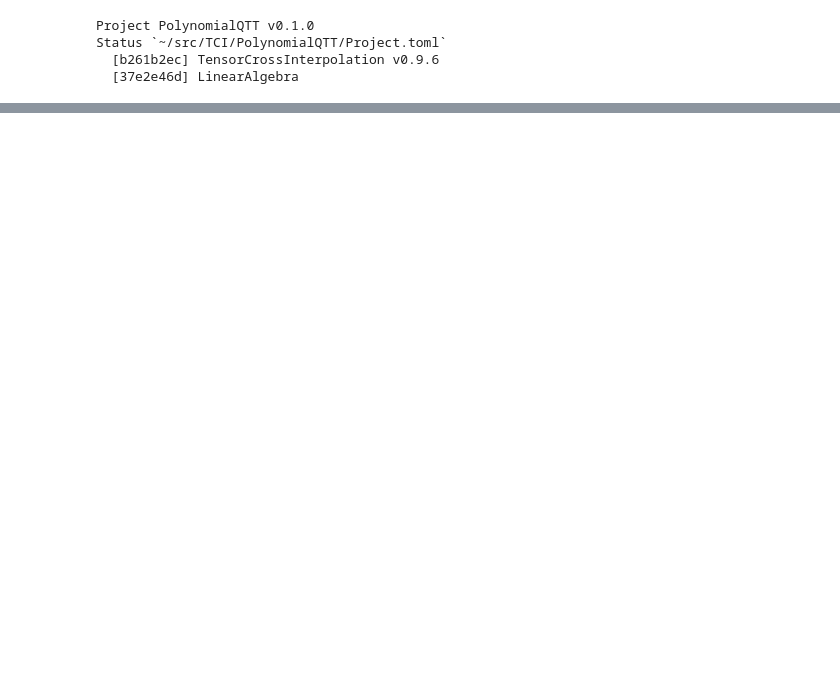
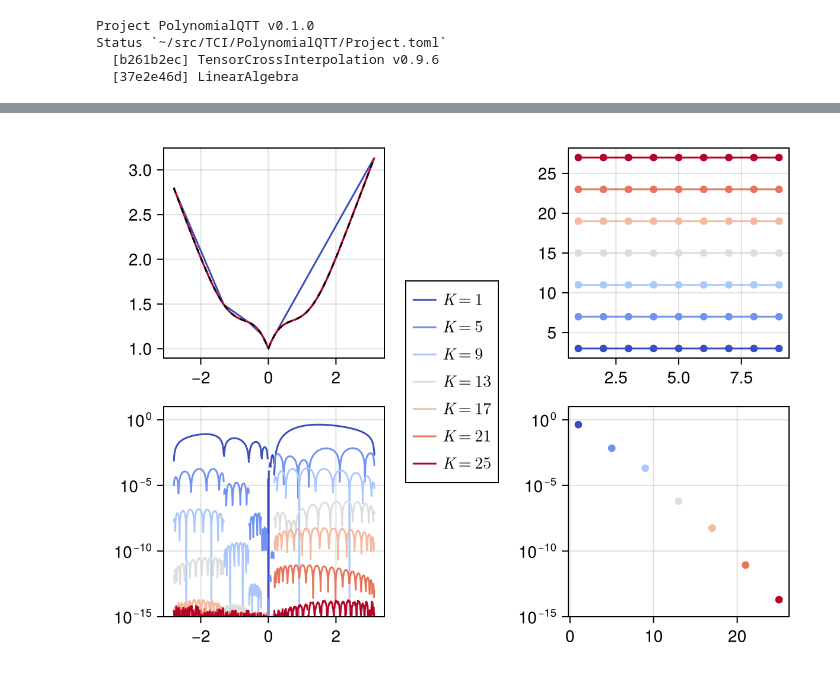
Before and after one commit to tensor4all/PolynomialQTT.jl, a Jupyter notebook: notebook/interpolativedecomp.ipynb, the cells around one changed output, grey strips where cells are left out. Drawn from its saved outputs; the diff is of its cells as text; code cells hidden in the pictures; blank space fills up the shorter version.

```diff
--- a/notebook/interpolativedecomp.ipynb
+++ b/notebook/interpolativedecomp.ipynb
@@ -49,0 +53,24 @@ fig
+# %%
+fig = Figure()
+ax = Axis(fig[1, 1])
+axerr = Axis(fig[2, 1], yscale=log10)
+axbonddim = Axis(fig[1, 3])
+axerrK = Axis(fig[2, 3], yscale=log10)
+
+for K in 1:4:Kmax
+    tt = PolynomialQTT.interpolatemultiscale(f, a, b, R, K, Float64[0])
+    ttdata = tt.(plotquantics)
+    colorkwargs = (:color=>K, :colorrange=>(1, Kmax), :colormap=>:coolwarm)
+    lines!(ax, plotx, ttdata, label=L"K=%$K"; colorkwargs...)
+    lines!(axerr, plotx, abs.(ttdata .- origdata); colorkwargs...)
+    scatterlines!(axbonddim, 1:R-1, TCI.linkdims(tt); colorkwargs...)
+    scatter!(axerrK, K, maximum(abs, ttdata .- origdata); colorkwargs...)
+end
+lines!(ax, plotx, origdata, linestyle=:dash, color=:black)
+
+Legend(fig[1:2, 2], ax)
+ylims!(axerr, 1e-15, 1e1)
+ylims!(axerrK, 1e-15, 1e1)
+fig
+# %% [output]
+[figure, added]
```
Also changed, not shown: parts of 6 cells of this notebook, 3 other files.
